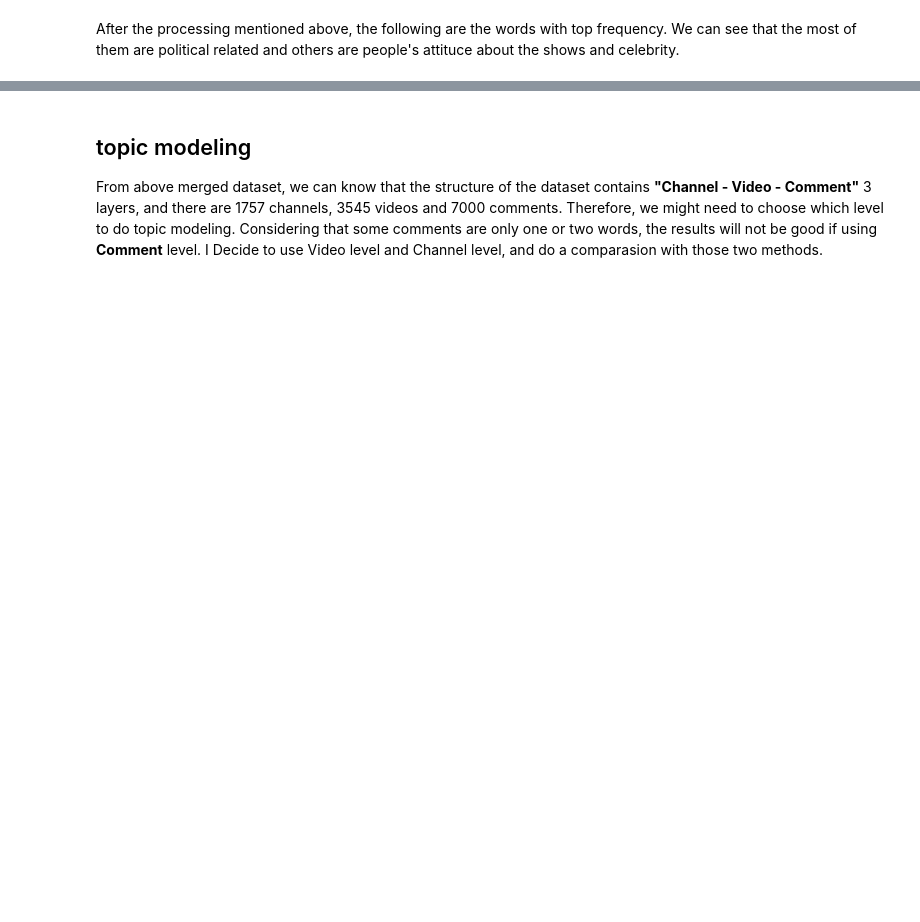
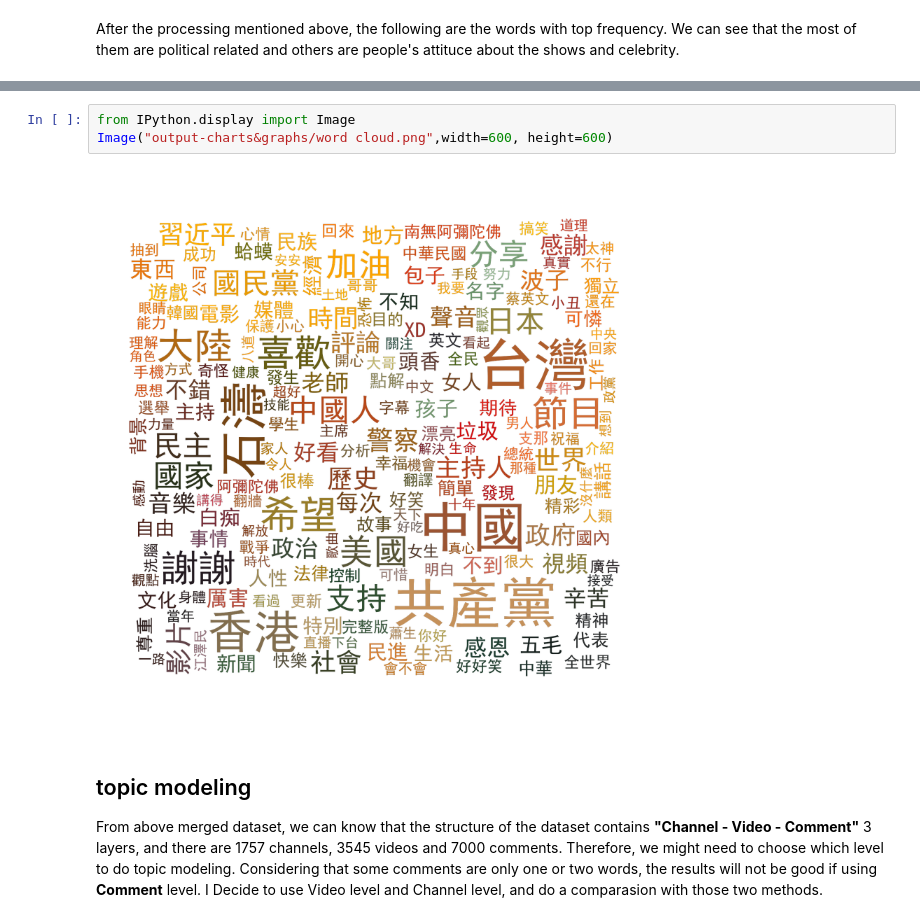
Before and after one commit to ChicoXYC/exercise, a Jupyter notebook: text-mining-test/mining.ipynb, the cells around one changed output, grey strips where cells are left out. Saved outputs shown, nothing was run; the diff lists cells and outputs as text; blank space fills up the shorter version.

```diff
--- a/text-mining-test/mining.ipynb
+++ b/text-mining-test/mining.ipynb
@@ -467,3 +321,8 @@ Use ``np.asarray(im)`` instead.
+# %%
+from IPython.display import Image
+Image("output-charts&graphs/word cloud.png",width=600, height=600)
+# %% [output]
+[figure, added]
 # %% [markdown]
 ## topic modeling
 From above merged dataset, we can know that the structure of the dataset contains **"Channel - Video - Comment"** 3 layers, and there are 1757 channels, 3545 videos and 7000 comments. Therefore, we might need to choose which level to do topic modeling. Considering that some comments are only one or two words, the results will not be good if using **Comment** level. I Decide to use Video level and Channel level, and do a comparasion with those two methods.
```
Also changed, not shown: parts of 84 cells of this notebook, 1 other file.
